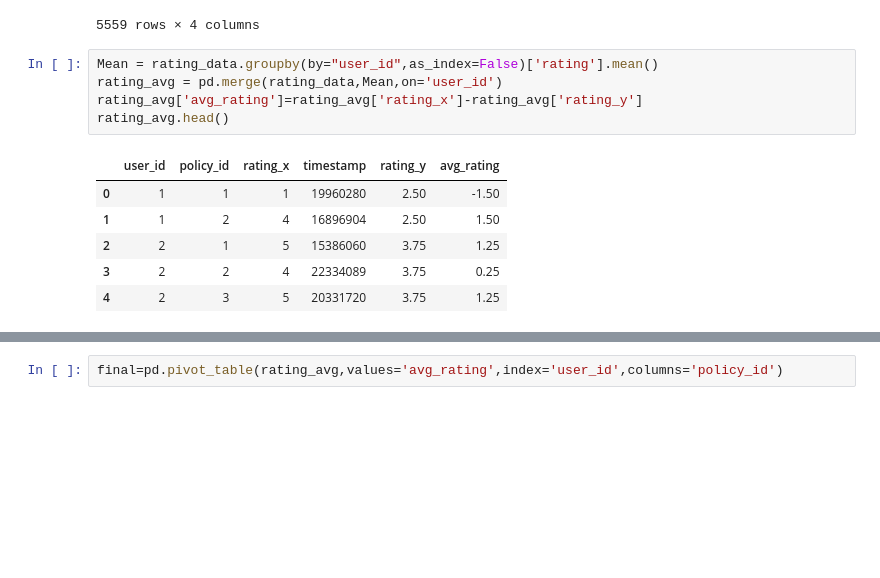
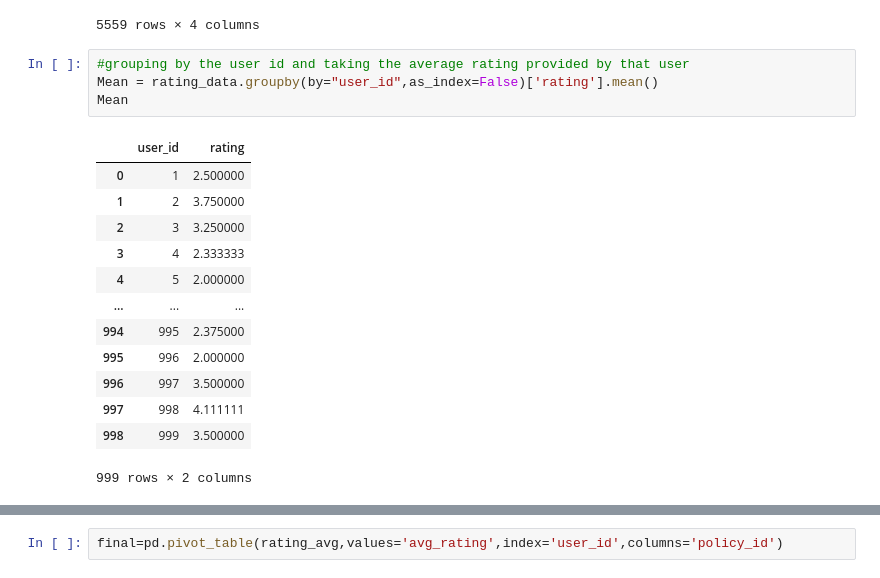
Before and after one commit to erickeagle/ReSys-policy, a Jupyter notebook: policy_recommendation.ipynb, the cells around one changed output, grey strips where cells are left out. Saved outputs shown, nothing was run; the diff lists cells and outputs as text; blank space fills up the shorter version.

```diff
--- a/policy_recommendation.ipynb
+++ b/policy_recommendation.ipynb
@@ -38,14 +38,20 @@ rating_data
 | 5558 | 999 | 4 | 4 | 13864255 |
 5559 rows × 4 columns
 # %%
+#grouping by the user id and taking the average rating provided by that user
 Mean = rating_data.groupby(by="user_id",as_index=False)['rating'].mean()
-rating_avg = pd.merge(rating_data,Mean,on='user_id')
-rating_avg['avg_rating']=rating_avg['rating_x']-rating_avg['rating_y']
-rating_avg.head()
+Mean
 # %% [output]
-|  | user_id | policy_id | rating_x | timestamp | rating_y | avg_rating |
-| 0 | 1 | 1 | 1 | 19960280 | 2.50 | -1.50 |
-| 1 | 1 | 2 | 4 | 16896904 | 2.50 | 1.50 |
-| 2 | 2 | 1 | 5 | 15386060 | 3.75 | 1.25 |
-| 3 | 2 | 2 | 4 | 22334089 | 3.75 | 0.25 |
-| 4 | 2 | 3 | 5 | 20331720 | 3.75 | 1.25 |
+|  | user_id | rating |
+| 0 | 1 | 2.500000 |
+| 1 | 2 | 3.750000 |
+| 2 | 3 | 3.250000 |
+| 3 | 4 | 2.333333 |
+| 4 | 5 | 2.000000 |
+| ... | ... | ... |
+| 994 | 995 | 2.375000 |
+| 995 | 996 | 2.000000 |
+| 996 | 997 | 3.500000 |
+| 997 | 998 | 4.111111 |
+| 998 | 999 | 3.500000 |
+999 rows × 2 columns
```
Also changed, not shown: parts of 17 cells of this notebook.
